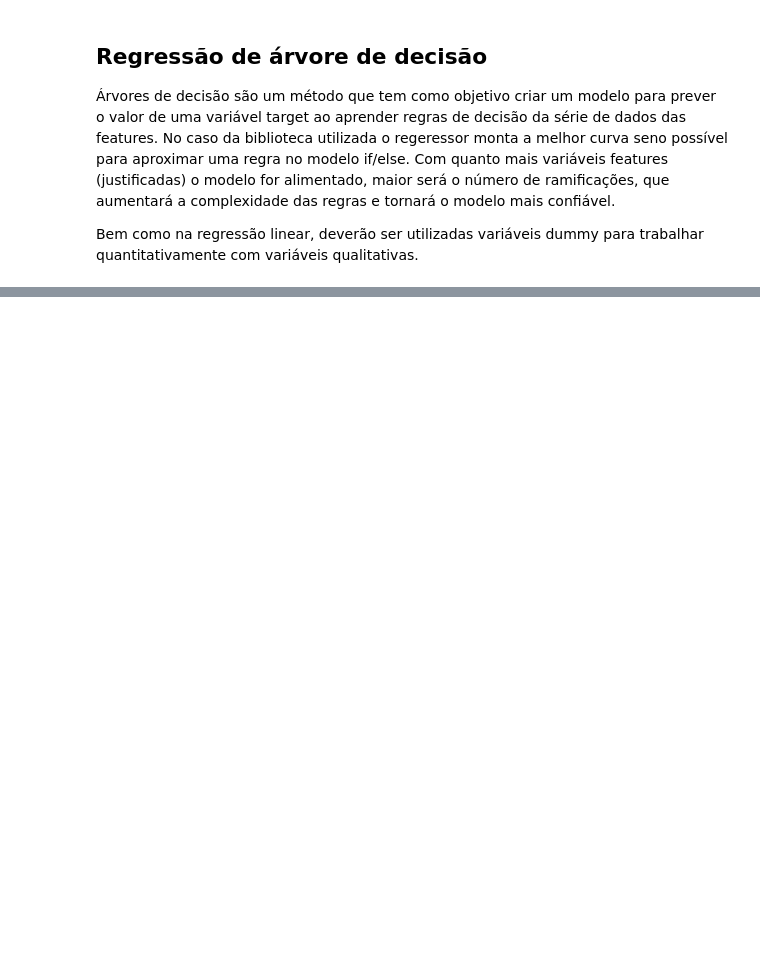
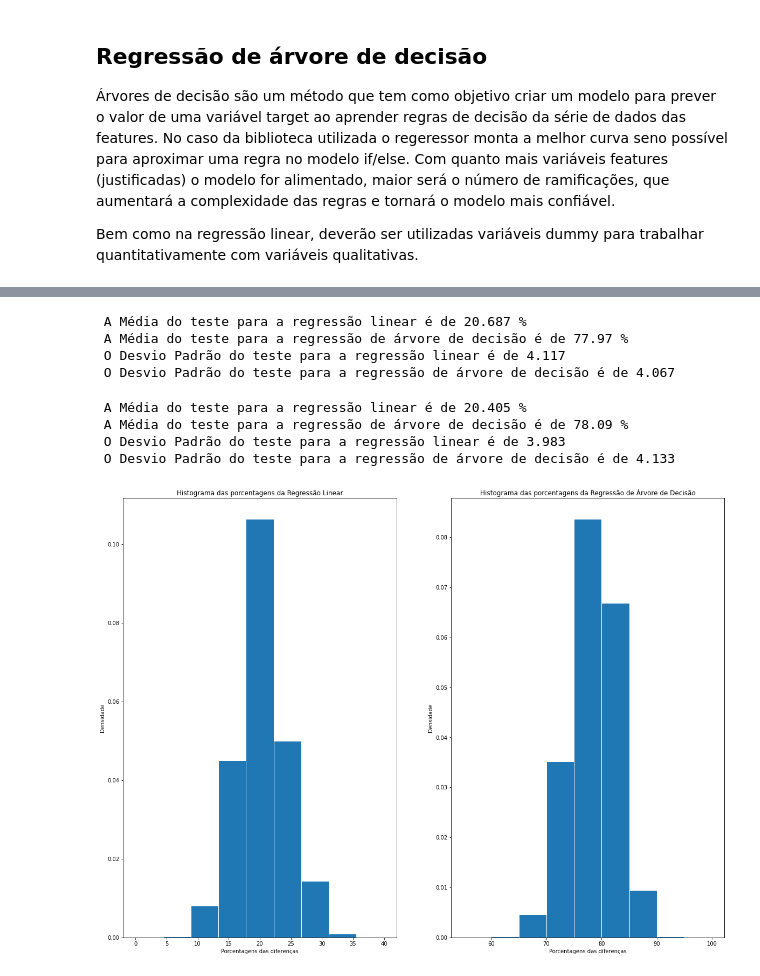
Before and after one commit to MekhyW/Car-Resell-Price-Predictor, a Jupyter notebook: Predictor.ipynb, the cells around one changed output, grey strips where cells are left out. Drawn from its saved outputs; the diff is of its cells as text; code cells hidden in the pictures; blank space fills up the shorter version.

```diff
--- a/Predictor.ipynb
+++ b/Predictor.ipynb
@@ -336,9 +403,18 @@ print(teste_tree, teste_linear)
 # %%
 # Validação cruzada
-
-for linha in Dataset.sample(10).values:
-    preco = linha.price
-    filtrado = linha.iloc[:,25:]
+z=0
+a=0
+for linha in dum.sample(100).values:
+    preco = linha[4]
+    filtrado = linha[25:]
     reg_tree = regressor.predict([filtrado])
     reg_linear = results.predict(filtrado)
-    print(f'Preço real: {preco}. Preço calculado pela regressão linear: {reg_linear}. Preço calculado pela regressão de árvore de decisão: {reg_tree}.')
+    #print(f'Preço real: {preco}. Preço calculado pela regressão linear: {reg_linear}. Preço calculado pela regressão de árvore de decisão: {reg_tree}.')
+    diferenca_tree= abs(preco-reg_tree)
+    if diferenca_tree <= preco*0.1:
+        z+=1
+    diferenca_linear= abs(preco-reg_linear)
+    if diferenca_linear <= preco*0.1:
+        a+=1
+print(f'A porcentagem da diferença entre o preço real e o calculado pela regressão de árvore de decisão para 100 amostras foi de {z} %')
+print(f'A porcentagem da diferença entre o preço real e o calculado pela regressão linear para 100 amostras foi de {a} %')
@@ -344,0 +424,59 @@ for linha in Dataset.sample(10).values:
+# %%
+# Extrapolando o passo anterior para encontrar as médias das porcentagens contendo o maior número de amostras
+
+def teste(n):
+    lista_a=[]
+    lista_z=[]
+    for e in range(n):
+        a=0
+        z=0
+        for linha in dum.sample(100).values:
+            preco = linha[4]
+            filtrado = linha[25:]
+            reg_tree = regressor.predict([filtrado])
+            reg_linear = results.predict(filtrado)
+            diferenca_tree= abs(preco-reg_tree)
+            if diferenca_tree <= preco*0.1:
+                z+=1
+            diferenca_linear= abs(preco-reg_linear)
+            if diferenca_linear <= preco*0.1:
+                a+=1
+        lista_a.append(a)
+        lista_z.append(z)
+    media_a=sum(lista_a)/len(lista_a)
+    media_z=sum(lista_z)/len(lista_z)
+    std_a=pd.Series(lista_a).std()
+    std_z=pd.Series(lista_z).std()
+    print(f' A Média do teste para a regressão linear é de {media_a} %')
+    print(f' A Média do teste para a regressão de árvore de decisão é de {media_z} %')
+    print(f' O Desvio Padrão do teste para a regressão linear é de {std_a:.3f}')
+    print(f' O Desvio Padrão do teste para a regressão de árvore de decisão é de {std_z:.3f}')
+    return lista_a,lista_z
+teste(1000);
+# %% [output]
+ A Média do teste para a regressão linear é de 20.687 %
+ A Média do teste para a regressão de árvore de decisão é de 77.97 %
+ O Desvio Padrão do teste para a regressão linear é de 4.117
+ O Desvio Padrão do teste para a regressão de árvore de decisão é de 4.067
+# %%
+#Histograma para as porcentagens da regressão linear e da regressão da árvore de decisão
+valores_linear,valores_tree=teste(1000)
+
+plt.figure(figsize=(20,15))
+plt.subplot(1,2,1)
+plt.hist(valores_linear,bins=np.linspace(0,40,10),edgecolor='white',density=True)
+plt.xlabel('Porcentagens das diferenças')
+plt.ylabel('Densidade')
+plt.title('Histograma das porcentagens da Regressão Linear')
+plt.subplot(1,2,2)
+plt.hist(valores_tree,bins=np.linspace(55,100,10),edgecolor='white',density=True)
+plt.xlabel('Porcentagens das diferenças')
+plt.ylabel('Densidade')
+plt.title('Histograma das porcentagens da Regressão de Árvore de Decisão')
+plt.show()
+# %% [output]
+ A Média do teste para a regressão linear é de 20.405 %
+ A Média do teste para a regressão de árvore de decisão é de 78.09 %
+ O Desvio Padrão do teste para a regressão linear é de 3.983
+ O Desvio Padrão do teste para a regressão de árvore de decisão é de 4.133
+[figure, added]
```
Also changed, not shown: parts of 17 cells of this notebook.
